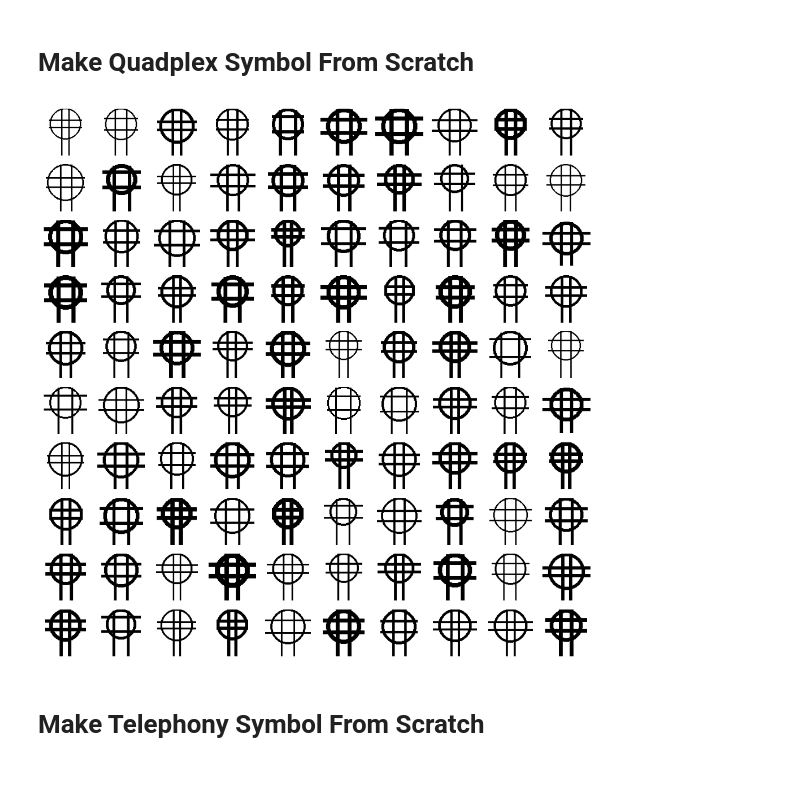
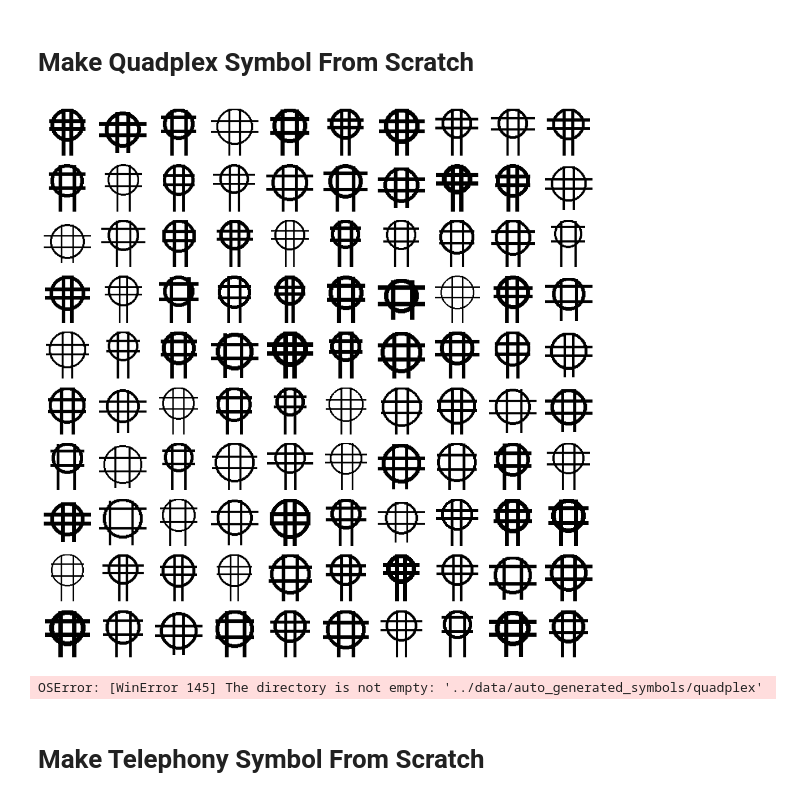
Before and after one commit to rdstern90/DSBA-6165-Project, a Jupyter notebook: Training Data Creation/train_data_creation.ipynb, the cells around one changed output. Drawn from its saved outputs; the diff is of its cells as text; code cells hidden in the pictures.

```diff
--- a/Training Data Creation/train_data_creation.ipynb
+++ b/Training Data Creation/train_data_creation.ipynb
@@ -203,7 +219,7 @@ def draw_duplex_symbol():
         else:
             offset_right = offset
 
-    line_length = random.randint(20, 40) # line length from bottom of circle
+    line_length = random.randint(15, 40) # line length from bottom of circle
 
     draw.line((circ_middle-tri_a - offset_left,
                circ_middle-tri_b,
@@ -244,8 +260,11 @@ plot_images(img_list)
 # %%
 #actaully create the images as files
-for x in range(500):
+class_name = "duplex"
+os.mkdir(f'../data/auto_generated_symbols/{class_name}')
+for x in range(5000):
     img = draw_duplex_symbol()
-    img.save('../data/auto_generated_symbols/duplex/duplex_' + str(x).zfill(2) + '.jpg')
+    img.save(f'../data/auto_generated_symbols/{class_name}/{class_name}_' + str(x).zfill(2) + '.jpg')
+zip_folder(f'../data/auto_generated_symbols/{class_name}', f'../data/auto_generated_symbols/{class_name}.zip')
 # %% [markdown]
 # Make Quadplex Symbol From Scratch
 # %%
@@ -277,7 +296,7 @@ def draw_quadplex_symbol():
         else:
             offset_right = offset
 
-    line_length = random.randint(20, 40) # line length from bottom of circle
+    line_length = random.randint(10, 40) # line length from bottom of circle
 
     draw.line((circ_middle-tri_a - offset_left,
                circ_middle-tri_b,
@@ -301,39 +320,44 @@ def draw_quadplex_symbol():
     draw.line((circ_corner-quad_extend,
             circ_middle-tri_a,
             circ_corner+circ_radius*2+quad_extend,
             circ_middle-tri_a
             ),fill='black', width=line_thickness)
 
     # was having issues with getting crop to line up, so found a function online instead
     #img = img.crop((circ_1, circ_1, circ_1 + circ_radius*2 + 1, circ_middle+tri_b+line_length))
 
     def trim(im): # function I found online to trim whitespace
         bg = Image.new(im.mode, im.size, im.getpixel((0,0)))
         diff = ImageChops.difference(im, bg)
         diff = ImageChops.add(diff, diff, 2.0, -100)
         bbox = diff.getbbox()
         if bbox:
             return im.crop(bbox)
 
     img = trim(img)
 
     # thought about using a blur, but changed my mind
     #img = img.filter(ImageFilter.GaussianBlur(radius = 0.7))
 
     return img
 
 # just display images for testing purposes
 img_list = []
 for x in range(100):
     img_list.append(draw_quadplex_symbol())
 plot_images(img_list)
 # %% [output]
-[figure, old version]
+[figure, new version]
 # %%
 #actaully create the images as files
-for x in range(500):
+class_name = "quadplex"
+os.mkdir(f'../data/auto_generated_symbols/{class_name}')
+for x in range(5000):
     img = draw_quadplex_symbol()
-    img.save('../data/auto_generated_symbols/quadplex/quadplex_' + str(x).zfill(2) + '.jpg')
+    img.save(f'../data/auto_generated_symbols/{class_name}/{class_name}_' + str(x).zfill(2) + '.jpg')
+zip_folder(f'../data/auto_generated_symbols/{class_name}', f'../data/auto_generated_symbols/{class_name}.zip')
+# %% [output]
+OSError: [WinError 145] The directory is not empty: '../data/auto_generated_symbols/quadplex'
 # %% [markdown]
 # Make Telephony Symbol From Scratch
 # %%
```
Also changed, not shown: parts of 3 cells of this notebook, 3 other files.
